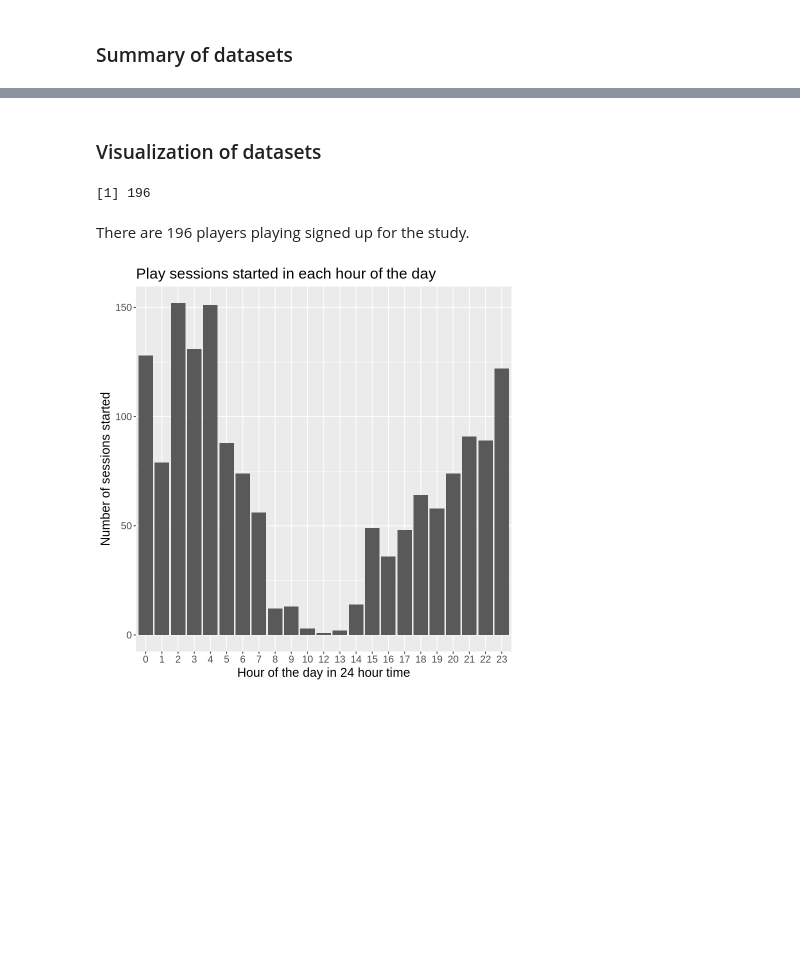
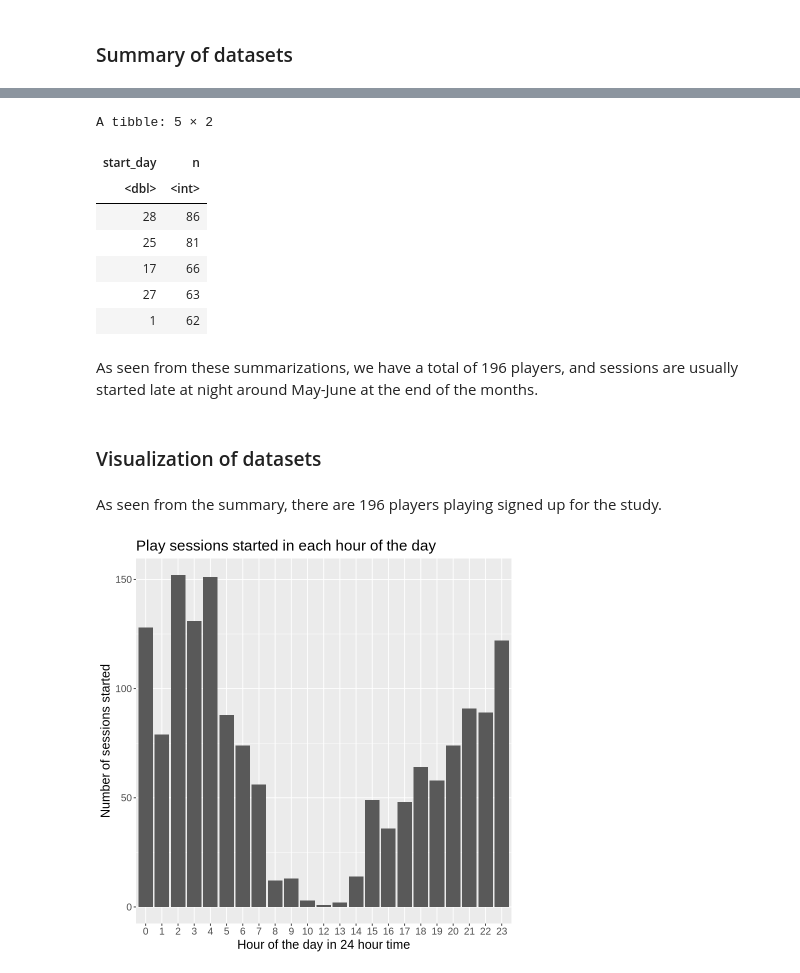
Before and after one commit to masterdoge13/dsci100-project, a Jupyter notebook: Group Project Final Report.ipynb, the cells around one changed output, grey strips where cells are left out. Drawn from its saved outputs; the diff is of its cells as text; code cells hidden in the pictures; blank space fills up the shorter version.

Commit message:
Summary and Description of Methods

```diff
--- a/Group Project Final Report.ipynb
+++ b/Group Project Final Report.ipynb
@@ -124,12 +145,24 @@ A tibble: 196 × 7
+# %%
+most_common_days <- sessions_wrangled |>
+                    count(start_day) |>
+                    slice_max(order_by = n, n = 5)
+
+most_common_days
+# %% [output]
+A tibble: 5 × 2
+| start_day | n |
+| <dbl> | <int> |
+| 28 | 86 |
+| 25 | 81 |
+| 17 | 66 |
+| 27 | 63 |
+| 1 | 62 |
+# %% [markdown]
+As seen from these summarizations, we have a total of 196 players, and sessions are usually started late at night around May-June at the end of the months.
 # %% [markdown]
 ### Visualization of datasets
-# %%
-total_players <- nrow(players_wrangled)
-total_players
-# %% [output]
-[1] 196
 # %% [markdown]
-There are 196 players playing signed up for the study.
+As seen from the summary, there are 196 players playing signed up for the study.
 # %%
 sessions_hours <- mutate(sessions_wrangled, start_hour = as.factor(start_hour)) |>
     ggplot(aes(x = start_hour)) +
```
Also changed, not shown: parts of 10 cells of this notebook.
